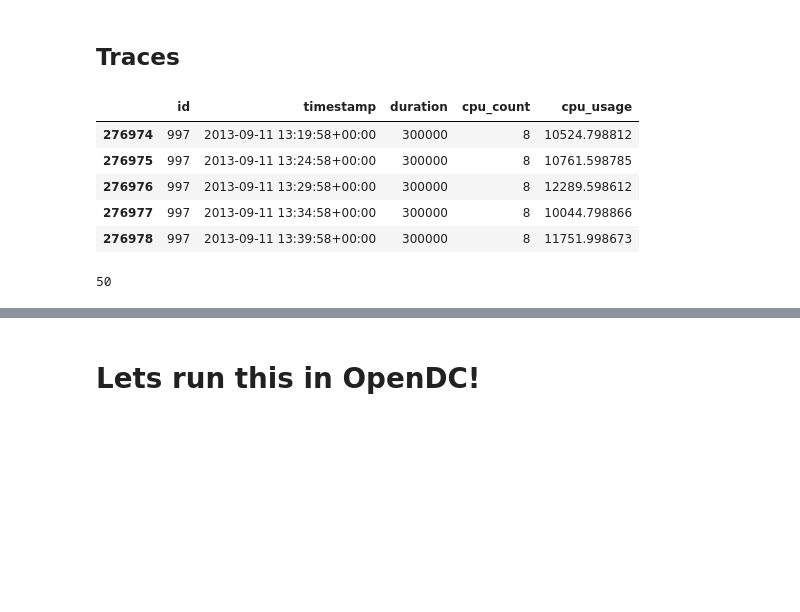
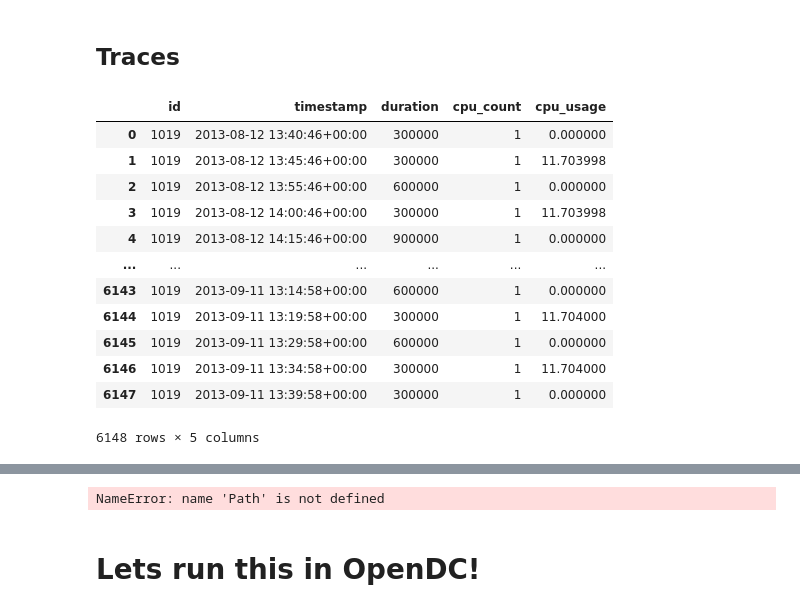
Before and after one commit to DanteNiewenhuis/opendc, a Jupyter notebook: opendc-experiments/opendc-experiments-greenifier/src/main/Python_scripts/OpenDCdemo.ipynb, the cells around one changed output, grey strips where cells are left out. Cells and saved outputs as stored; diff of their text form; code cells hidden in the pictures; blank space fills up the shorter version.

```diff
--- a/opendc-experiments/opendc-experiments-greenifier/src/main/Python_scripts/OpenDCdemo.ipynb
+++ b/opendc-experiments/opendc-experiments-greenifier/src/main/Python_scripts/OpenDCdemo.ipynb
@@ -29,18 +29,21 @@ Topology name: single
 ## Traces
 # %%
 df_trace = pd.read_parquet(f"{base_folder}/resources/bitbrains-small/trace/trace.parquet")
-df_trace.tail()
+df_trace[df_trace["id"] == "1019"]
 # %% [output]
 |  | id | timestamp | duration | cpu_count | cpu_usage |
-| 276974 | 997 | 2013-09-11 13:19:58+00:00 | 300000 | 8 | 10524.798812 |
-| 276975 | 997 | 2013-09-11 13:24:58+00:00 | 300000 | 8 | 10761.598785 |
-| 276976 | 997 | 2013-09-11 13:29:58+00:00 | 300000 | 8 | 12289.598612 |
-| 276977 | 997 | 2013-09-11 13:34:58+00:00 | 300000 | 8 | 10044.798866 |
-| 276978 | 997 | 2013-09-11 13:39:58+00:00 | 300000 | 8 | 11751.998673 |
+| 0 | 1019 | 2013-08-12 13:40:46+00:00 | 300000 | 1 | 0.000000 |
+| 1 | 1019 | 2013-08-12 13:45:46+00:00 | 300000 | 1 | 11.703998 |
+| 2 | 1019 | 2013-08-12 13:55:46+00:00 | 600000 | 1 | 0.000000 |
+| 3 | 1019 | 2013-08-12 14:00:46+00:00 | 300000 | 1 | 11.703998 |
+| 4 | 1019 | 2013-08-12 14:15:46+00:00 | 900000 | 1 | 0.000000 |
+| ... | ... | ... | ... | ... | ... |
+| 6143 | 1019 | 2013-09-11 13:14:58+00:00 | 600000 | 1 | 0.000000 |
+| 6144 | 1019 | 2013-09-11 13:19:58+00:00 | 300000 | 1 | 11.704000 |
+| 6145 | 1019 | 2013-09-11 13:29:58+00:00 | 600000 | 1 | 0.000000 |
+| 6146 | 1019 | 2013-09-11 13:34:58+00:00 | 300000 | 1 | 11.704000 |
+| 6147 | 1019 | 2013-09-11 13:39:58+00:00 | 300000 | 1 | 0.000000 |
+6148 rows × 5 columns
-# %%
-len(df_server_single["server_id"].unique())
-# %% [output]
-50
 # %%
 df_meta = pd.read_parquet(f"{base_folder}/resources/bitbrains-small/trace/meta.parquet")
 df_meta.head()
@@ -54,3 +59,14 @@ df_meta.head()
+# %%
+output_file = "../Python_scripts/meta_small.parquet"
+output_file_path = Path(output_file)
+
+df_meta_new.to_parquet(output_file_path, index=False)
+
+output_file = "../Python_scripts/trace_small.parquet"
+output_file_path = Path(output_file)
+df_trace_new.to_parquet(output_file_path, index=False)
+# %% [output]
+NameError: name 'Path' is not defined
 # %% [markdown]
 # Lets run this in OpenDC!
 # %% [markdown]
```
Also changed, not shown: parts of 31 cells of this notebook, 11 other files.
